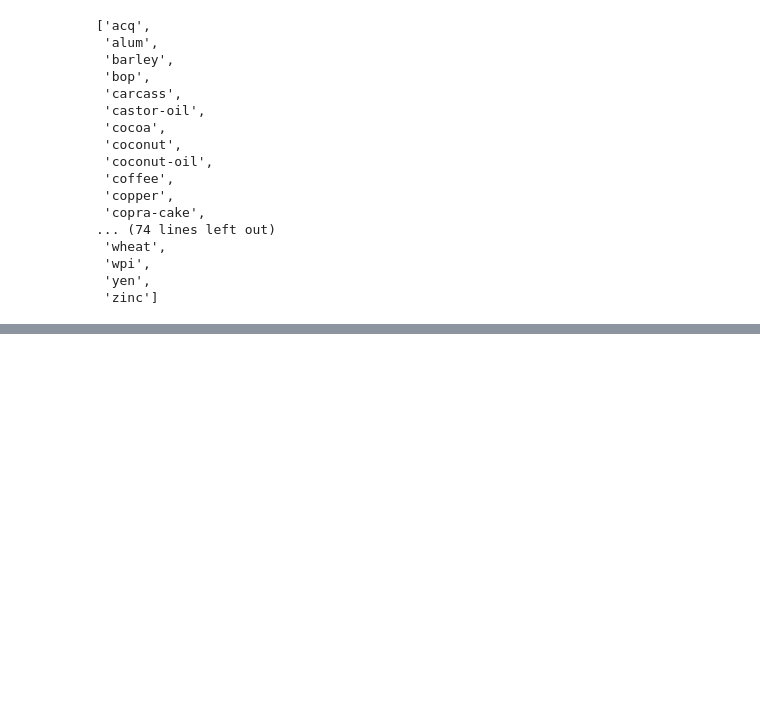
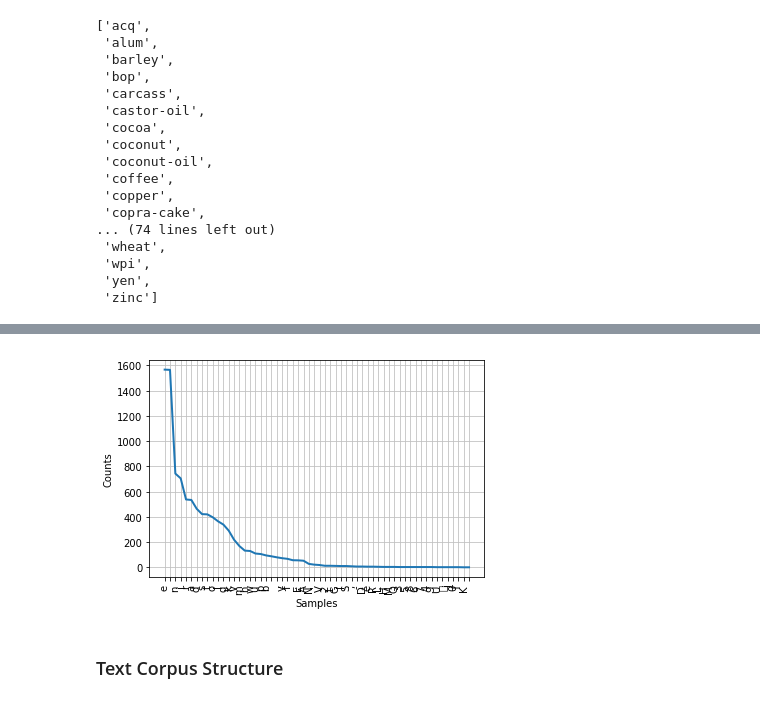
Before and after one commit to waynebli/NLTK_book, a Jupyter notebook: Chapter 02 - Accessing Text Corpora and Lexical Resources.ipynb, the cells around one changed output, grey strips where cells are left out. Cells and saved outputs as stored; diff of their text form; code cells hidden in the pictures; blank space fills up the shorter version.

```diff
--- a/Chapter 02 - Accessing Text Corpora and Lexical Resources.ipynb
+++ b/Chapter 02 - Accessing Text Corpora and Lexical Resources.ipynb
@@ -263,0 +423,7 @@ reuters.categories()
+# %%
+raw_text = udhr.raw('Afrikaans-Latin1')
+nltk.FreqDist(raw_text).plot()
+# %% [output]
+[figure, added]
+# %% [markdown]
+### Text Corpus Structure
```
Also changed, not shown: parts of 16 cells of this notebook.
